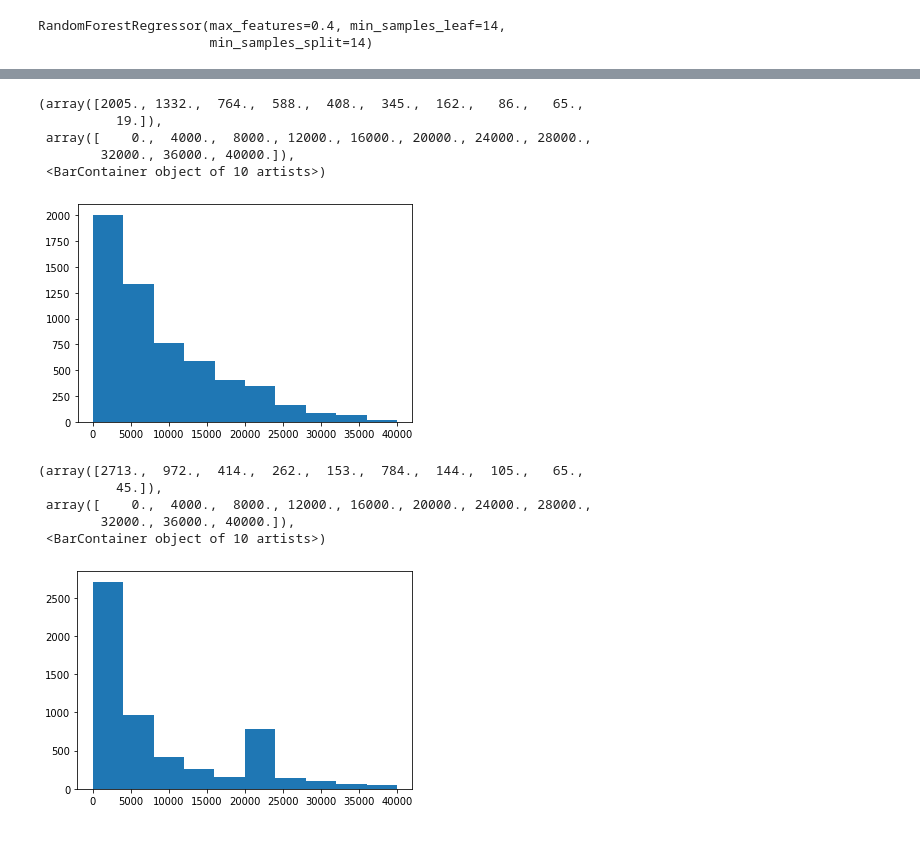
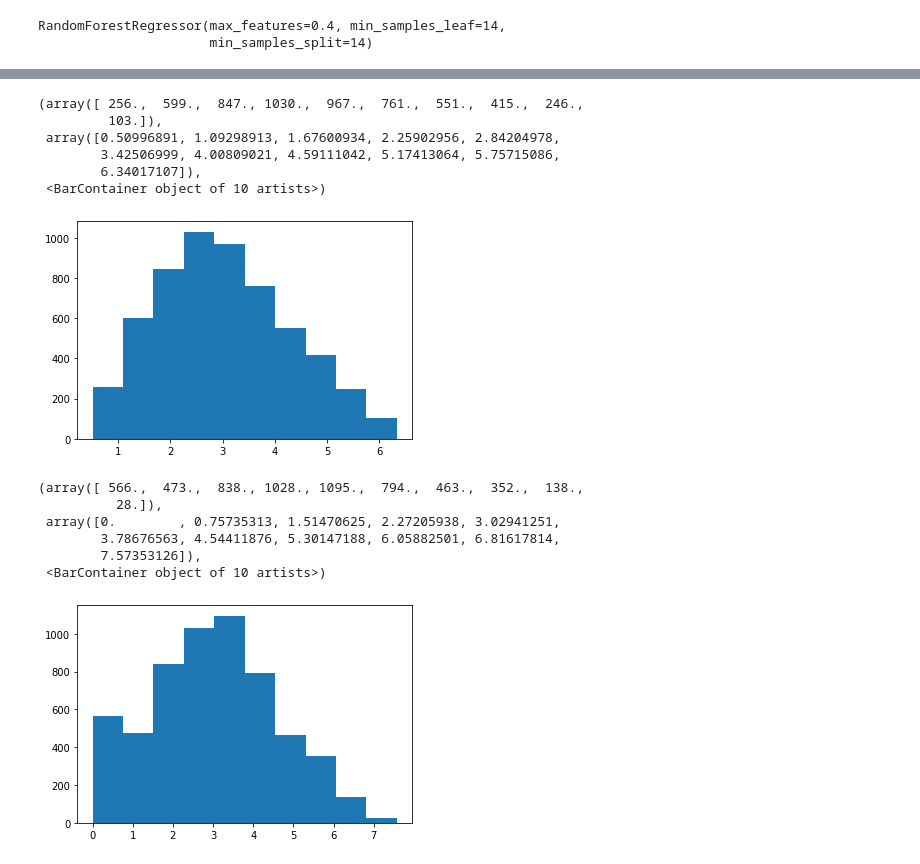
Before and after one commit to Rvanelven/steamator, a Jupyter notebook: notebooks/Test_final.ipynb, the cells around one changed output, grey strips where cells are left out. Cells and saved outputs as stored; diff of their text form; code cells hidden in the pictures.

```diff
--- a/notebooks/Test_final.ipynb
+++ b/notebooks/Test_final.ipynb
@@ -73,3 +83,10 @@ data.comments = data.comments.apply(condition)
+# %%
+data['target'] = data['nb_review']
+# %%
+def log(value):
+    return math.log(value)
+# %%
+data.target = data.target.apply(log)
 # %%
 data
 # %% [output]
@@ -89,6 +106,6 @@ data
 # %%
-X = data.drop(columns=['best_topic','steam_appid', 'name','top_5_tags', 'developer', 'publisher', 'owner_estimated', 'ratio', 'nb_review', 'sells_per_days', 'is_a_remake', '0', '1', '2', '3', '4', 'nb_game_by_publisher', 'indé'])
-y = data['owner_estimated']
+X = data.drop(columns=['best_topic','steam_appid', 'name','top_5_tags', 'developer', 'publisher', 'owner_estimated', 'ratio', 'nb_review', 'sells_per_days', 'is_a_remake', '0', '1', '2', '3', '4', 'nb_game_by_publisher', 'indé', 'target', 'mode'])
+y = data['target']
 # %%
 X.dtypes
 # %% [output]
@@ -173,21 +206,23 @@ cv_results['test_score'].mean()
 # %%
-plt.hist(model.predict(X_test), range=(0, 40000))
+plt.hist(model.predict(X_test))
 # %% [output]
-(array([2005., 1332.,  764.,  588.,  408.,  345.,  162.,   86.,   65.,
-          19.]),
- array([    0.,  4000.,  8000., 12000., 16000., 20000., 24000., 28000.,
-        32000., 36000., 40000.]),
+(array([ 256.,  599.,  847., 1030.,  967.,  761.,  551.,  415.,  246.,
+         103.]),
+ array([0.50996891, 1.09298913, 1.67600934, 2.25902956, 2.84204978,
+        3.42506999, 4.00809021, 4.59111042, 5.17413064, 5.75715086,
+        6.34017107]),
  <BarContainer object of 10 artists>)
-[figure, old version]
+[figure, new version]
 # %%
-plt.hist(y_test, range=(0, 40000))
+plt.hist(y_test)
 # %% [output]
-(array([2713.,  972.,  414.,  262.,  153.,  784.,  144.,  105.,   65.,
-          45.]),
- array([    0.,  4000.,  8000., 12000., 16000., 20000., 24000., 28000.,
-        32000., 36000., 40000.]),
+(array([ 566.,  473.,  838., 1028., 1095.,  794.,  463.,  352.,  138.,
+          28.]),
+ array([0.        , 0.75735313, 1.51470625, 2.27205938, 3.02941251,
+        3.78676563, 4.54411876, 5.30147188, 6.05882501, 6.81617814,
+        7.57353126]),
  <BarContainer object of 10 artists>)
-[figure, old version]
+[figure, new version]
 # %%
 from sklearn.linear_model import Ridge, Lasso, LinearRegression
 
```
Also changed, not shown: parts of 35 cells of this notebook, 3 other files.
